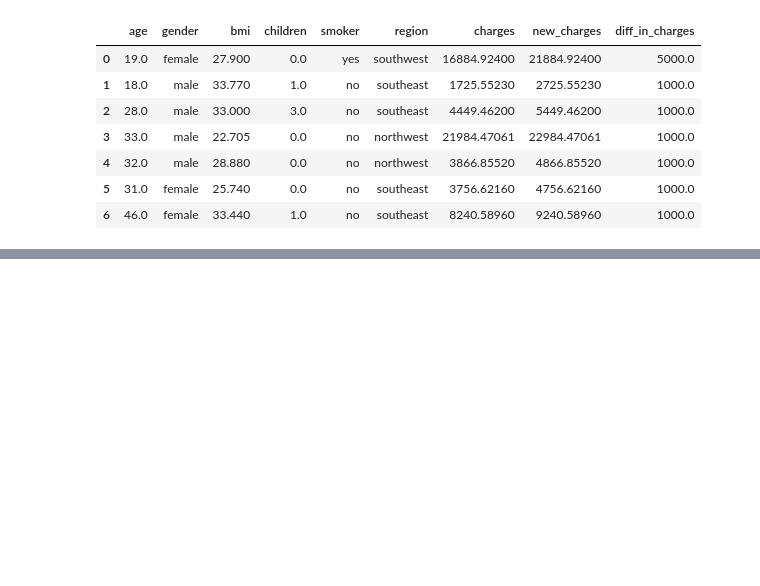
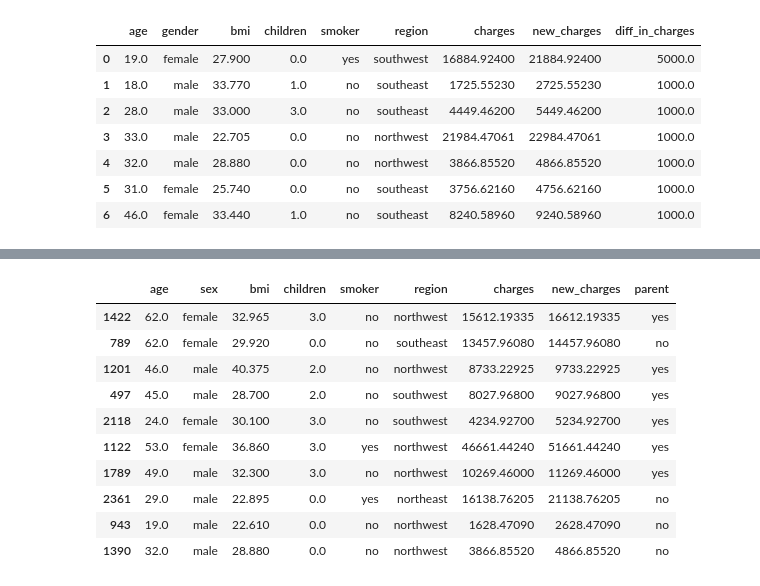
Before and after one commit to nid067/Project_ML, a Jupyter notebook: pandas_tuto.ipynb, the cells around one changed output, grey strips where cells are left out. Drawn from its saved outputs; the diff is of its cells as text; code cells hidden in the pictures; blank space fills up the shorter version.

```diff
--- a/pandas_tuto.ipynb
+++ b/pandas_tuto.ipynb
@@ -338,0 +385,4 @@ data_backup.head(7)
+# %%
+bios_new=bios.copy()
+# %%
+bios_new.fillna(0,inplace=True)
@@ -338,0 +398,16 @@ data_backup.head(7)
+# %%
+bios_new['parent']=bios_new['children'].apply(lambda x: 'yes' if x > 0 else 'no')   #Just tried for fun to create a column using lambda exp
+# %%
+bios_new.sample(10)
+# %% [output]
+|  | age | sex | bmi | children | smoker | region | charges | new_charges | parent |
+| 1422 | 62.0 | female | 32.965 | 3.0 | no | northwest | 15612.19335 | 16612.19335 | yes |
+| 789 | 62.0 | female | 29.920 | 0.0 | no | southeast | 13457.96080 | 14457.96080 | no |
+| 1201 | 46.0 | male | 40.375 | 2.0 | no | northwest | 8733.22925 | 9733.22925 | yes |
+| 497 | 45.0 | male | 28.700 | 2.0 | no | southwest | 8027.96800 | 9027.96800 | yes |
+| 2118 | 24.0 | female | 30.100 | 3.0 | no | southwest | 4234.92700 | 5234.92700 | yes |
+| 1122 | 53.0 | female | 36.860 | 3.0 | yes | northwest | 46661.44240 | 51661.44240 | yes |
+| 1789 | 49.0 | male | 32.300 | 3.0 | no | northwest | 10269.46000 | 11269.46000 | yes |
+| 2361 | 29.0 | male | 22.895 | 0.0 | yes | northeast | 16138.76205 | 21138.76205 | no |
+| 943 | 19.0 | male | 22.610 | 0.0 | no | northwest | 1628.47090 | 2628.47090 | no |
+| 1390 | 32.0 | male | 28.880 | 0.0 | no | northwest | 3866.85520 | 4866.85520 | no |
```
Also changed, not shown: parts of 6 cells of this notebook.
